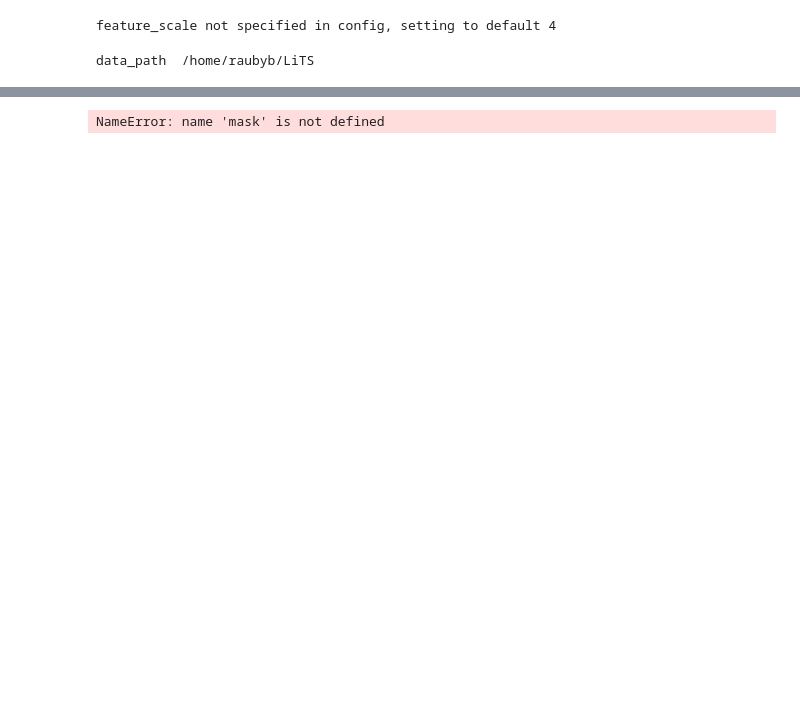
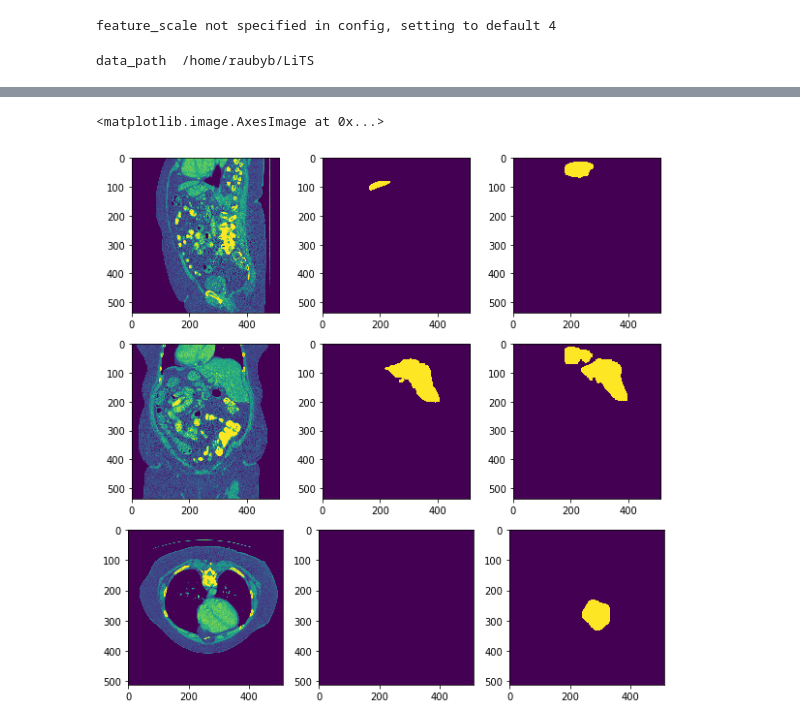
Before and after one commit to EmmanuelJhno/DLMI_segmentation, a Jupyter notebook: error_analysis.ipynb, the cells around one changed output, grey strips where cells are left out. Saved outputs shown, nothing was run; the diff lists cells and outputs as text; code cells hidden in the pictures; blank space fills up the shorter version.

Commit message:
new config

```diff
--- a/error_analysis.ipynb
+++ b/error_analysis.ipynb
@@ -38,8 +38,8 @@ def compute_dice(gt, pred):
     intersection = np.sum(gt * pred)
     return ((2*  intersection) + eps)/ (eps + np.sum(gt+pred))
 # %%
-run_dir = 'runs/2020-03-28_17h33min'
-model, config = load_model(run_dir)
+run_dir = 'runs/2020-03-28_21h11min'
+model, config = load_model(run_dir,metric='0.7966')
 # %% [output]
 feature_scale not specified in config, setting to default 4
 # %%
@@ -140,2 +132,0 @@ batch_idx
-# %%
-data, target = dataset.__getitem__(7)
@@ -150,4 +132,0 @@ data_raw = sitk.ReadImage(dataset.image_filenames[7])
-# %%
-target = mask
-# %% [output]
-NameError: name 'mask' is not defined
@@ -174 +177,19 @@ np.mean(dices)
+# %%
+fg, ax = plt.subplots(3,3,figsize=(10,10))
+h,w,d = original_mask_array.shape
+best_slice_h = np.argmax(np.sum(np.abs(out_mask_image_original_space_array - original_mask_array), axis=(1,2)))
+best_slice_w = np.argmax(np.sum(np.abs(out_mask_image_original_space_array - original_mask_array), axis=(0,2)))
+best_slice_d = np.argmax(np.sum(np.abs(out_mask_image_original_space_array - original_mask_array), axis=(0,1,)))
+ax[0,0].imshow(np.rot90(img_array[:,:,best_slice_d],2))
+ax[1,0].imshow(np.rot90(img_array[:,best_slice_w ,:],2))
+ax[2,0].imshow(img_array[best_slice_h,:,:])
+ax[0,1].imshow(np.rot90(original_mask_array[:,:,best_slice_d],2))
+ax[1,1].imshow(np.rot90(original_mask_array[:,best_slice_w ,:],2))
+ax[2,1].imshow(original_mask_array[best_slice_h,:,:])
+ax[0,2].imshow(np.rot90(out_mask_image_original_space_array[:,:,best_slice_d],2))
+ax[1,2].imshow(np.rot90(out_mask_image_original_space_array[:,best_slice_w ,:],2))
+ax[2,2].imshow(out_mask_image_original_space_array[best_slice_h,:,:])
+# %% [output]
+<matplotlib.image.AxesImage at 0x...>
+[figure, added]
 # %%
```
Also changed, not shown: parts of 19 cells of this notebook, 5 other files.
